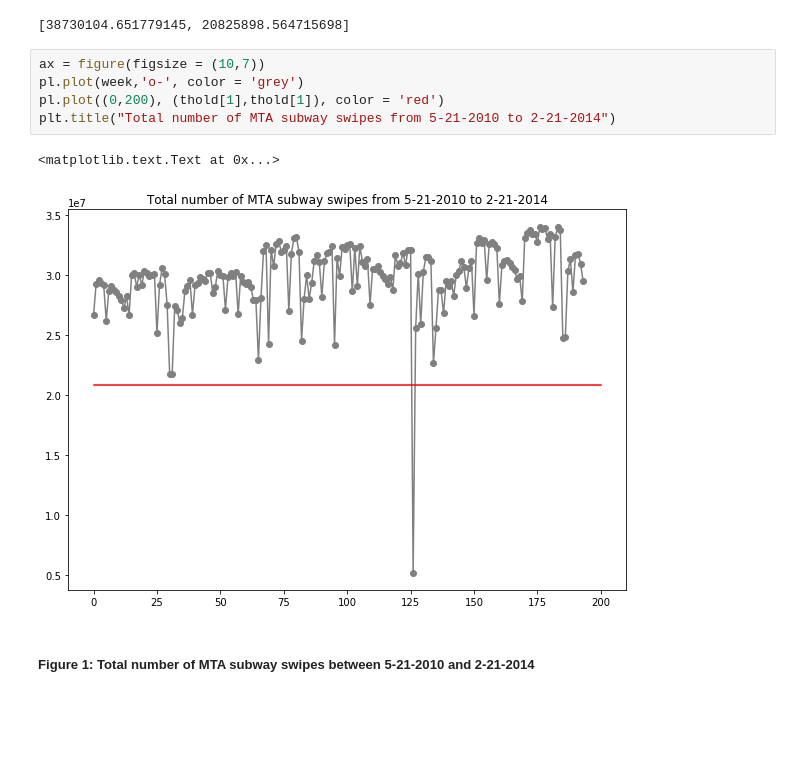
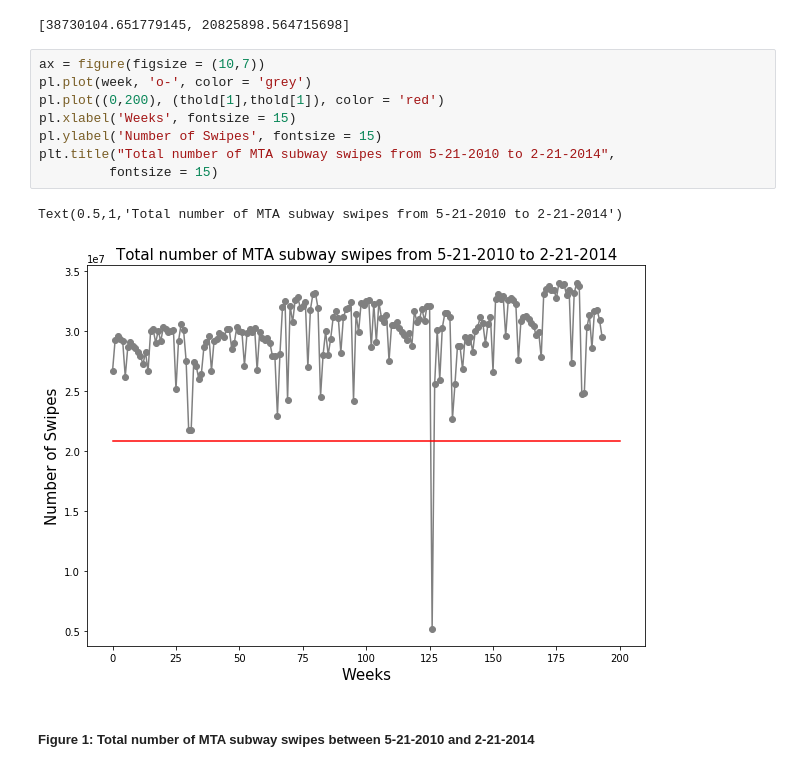
Before and after one commit to ep2247/PUI2017_ep2247, a Jupyter notebook: HW10_ep2247/HW10_1_ep2247.ipynb, the cells around one changed output. Saved outputs shown, nothing was run; the diff lists cells and outputs as text; blank space fills up the shorter version.

```diff
--- a/HW10_ep2247/HW10_1_ep2247.ipynb
+++ b/HW10_ep2247/HW10_1_ep2247.ipynb
@@ -81,12 +86,15 @@ thold
 [38730104.651779145, 20825898.564715698]
 # %%
 ax = figure(figsize = (10,7))
-pl.plot(week,'o-', color = 'grey')
+pl.plot(week, 'o-', color = 'grey')
 pl.plot((0,200), (thold[1],thold[1]), color = 'red')
-plt.title("Total number of MTA subway swipes from 5-21-2010 to 2-21-2014")
+pl.xlabel('Weeks', fontsize = 15)
+pl.ylabel('Number of Swipes', fontsize = 15)
+plt.title("Total number of MTA subway swipes from 5-21-2010 to 2-21-2014",
+         fontsize = 15)
 # %% [output]
-<matplotlib.text.Text at 0x...>
+Text(0.5,1,'Total number of MTA subway swipes from 5-21-2010 to 2-21-2014')
-[figure, old version]
+[figure, new version]
 # %% [markdown]
 ##### Figure 1: Total number of MTA subway swipes between 5-21-2010 and 2-21-2014
 # %%
```
Also changed, not shown: parts of 57 cells of this notebook, 3 other files.
